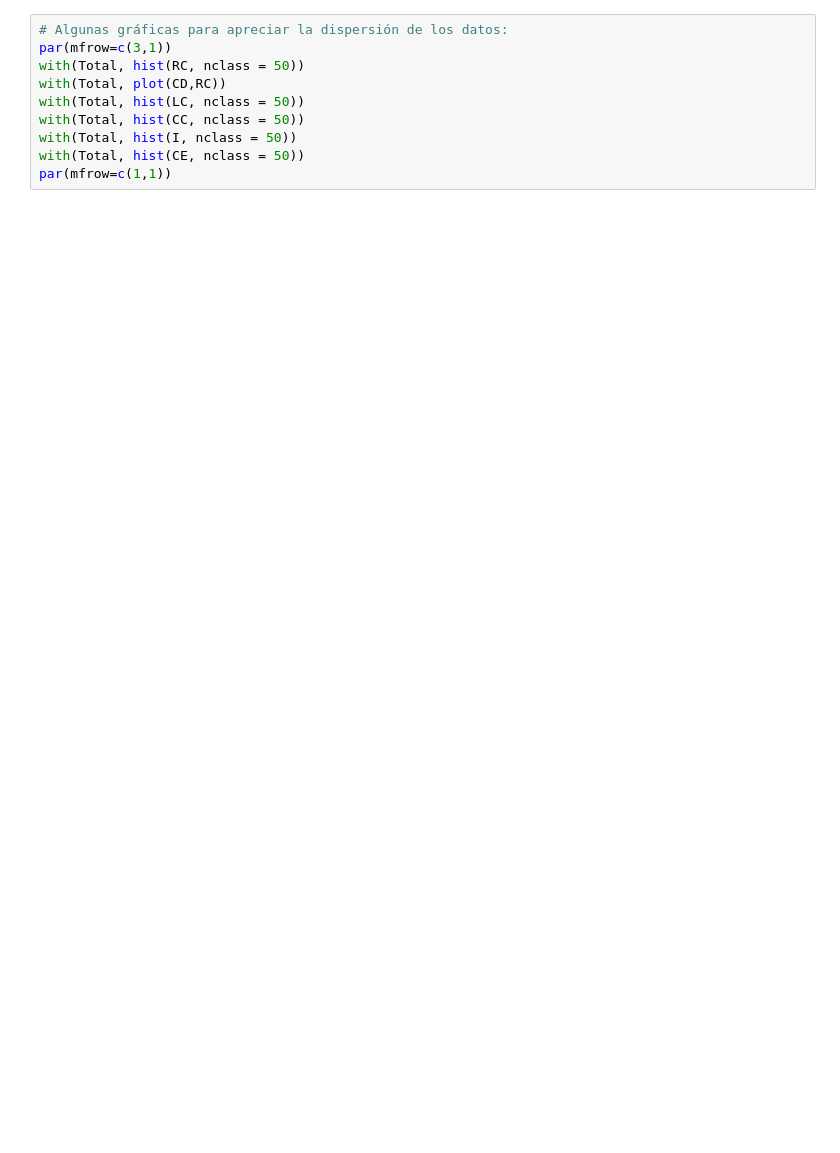
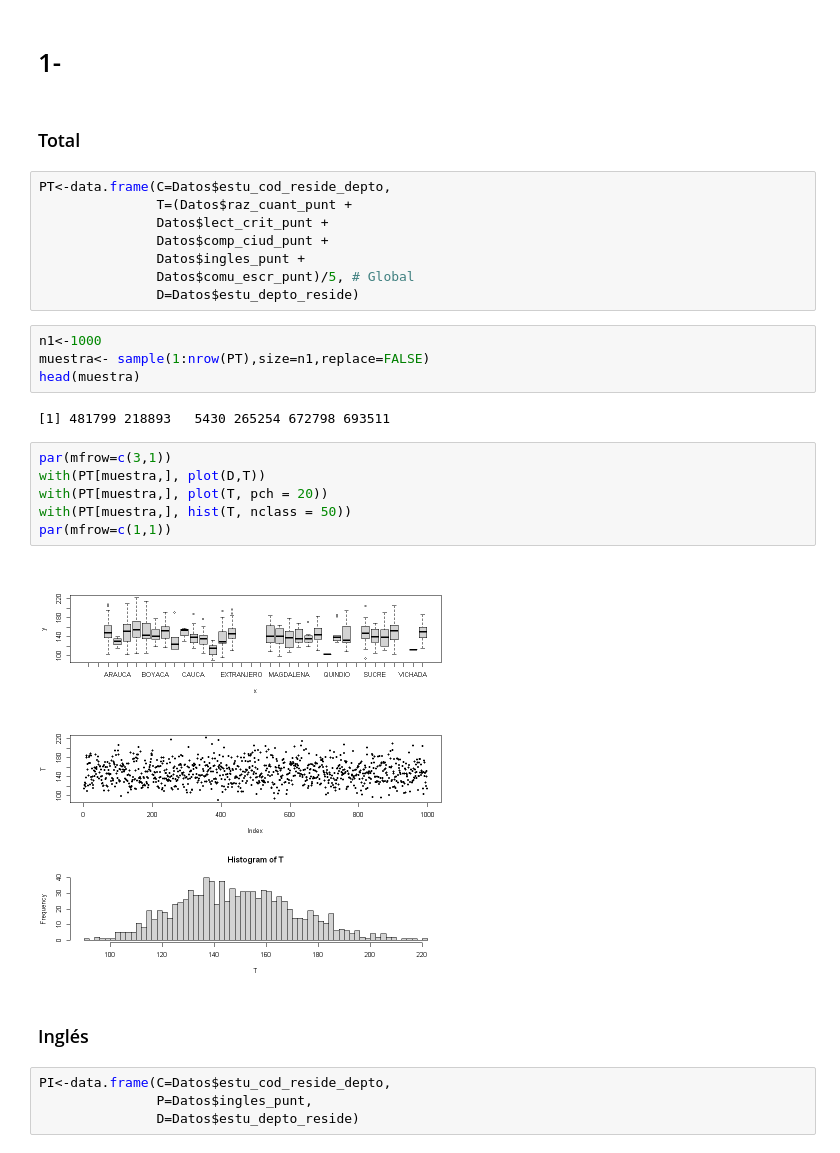
Before and after one commit to LotusZaheer/Trabajo_Muestreo-Interferencia, a Jupyter notebook: Muestreo-Interfererncia.ipynb, the cells around one changed output. Drawn from its saved outputs; the diff is of its cells as text; blank space fills up the shorter version.

```diff
--- a/Muestreo-Interfererncia.ipynb
+++ b/Muestreo-Interfererncia.ipynb
@@ -78,10 +90,32 @@ A data.frame: 6 × 9
-# %%
-# Algunas gráficas para apreciar la dispersión de los datos:
-par(mfrow=c(3,1))
-with(Total, hist(RC, nclass = 50))
-with(Total, plot(CD,RC))
-with(Total, hist(LC, nclass = 50))
-with(Total, hist(CC, nclass = 50))
-with(Total, hist(I, nclass = 50))
-with(Total, hist(CE, nclass = 50))
-par(mfrow=c(1,1))
+# %% [markdown]
+<h1>1-</h1>
+# %% [markdown]
+<h3>Total</h3>
+# %%
+PT<-data.frame(C=Datos$estu_cod_reside_depto,
+               T=(Datos$raz_cuant_punt +
+               Datos$lect_crit_punt +
+               Datos$comp_ciud_punt +
+               Datos$ingles_punt +
+               Datos$comu_escr_punt)/5, # Global
+               D=Datos$estu_depto_reside)
+# %%
+n1<-1000
+muestra<- sample(1:nrow(PT),size=n1,replace=FALSE)
+head(muestra)
+# %% [output]
+[1] 481799 218893   5430 265254 672798 693511
+# %%
+par(mfrow=c(3,1))
+with(PT[muestra,], plot(D,T))
+with(PT[muestra,], plot(T, pch = 20))
+with(PT[muestra,], hist(T, nclass = 50))
+par(mfrow=c(1,1))
+# %% [output]
+[figure, added]
+# %% [markdown]
+<H3>Inglés</H3>
+# %%
+PI<-data.frame(C=Datos$estu_cod_reside_depto,
+               P=Datos$ingles_punt,
+               D=Datos$estu_depto_reside)
```
Also changed, not shown: parts of 15 cells of this notebook.
